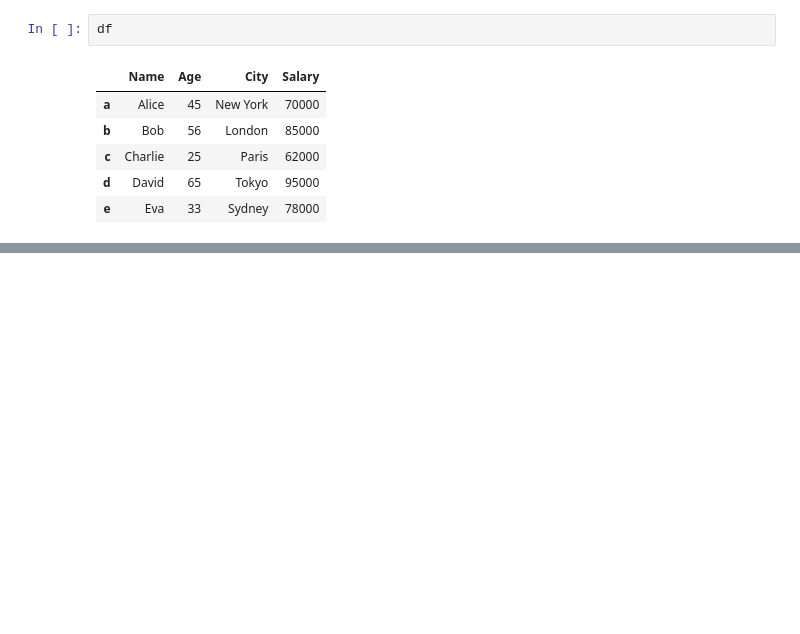
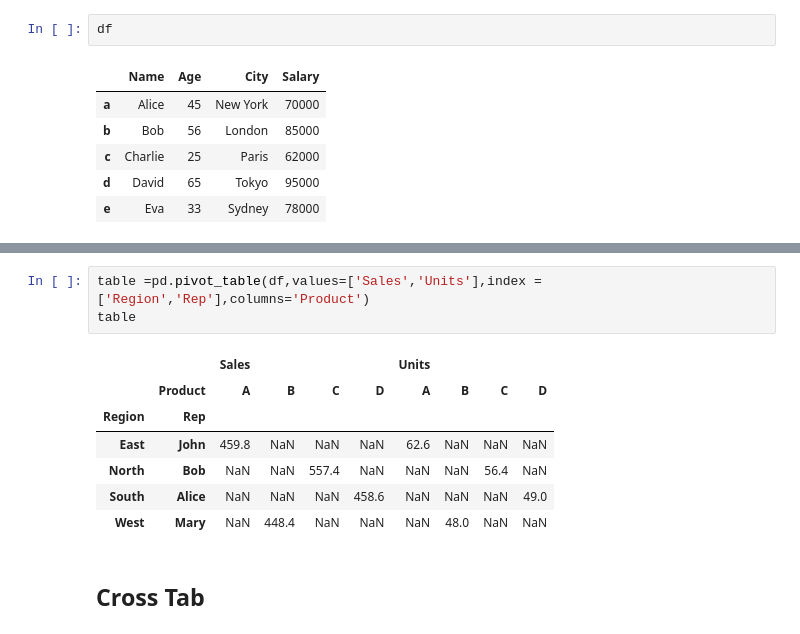
Before and after one commit to imagam18/AI, a Jupyter notebook: Machine learning/panda.ipynb, the cells around one changed output, grey strips where cells are left out. Cells and saved outputs as stored; diff of their text form; blank space fills up the shorter version.

```diff
--- a/Machine learning/panda.ipynb
+++ b/Machine learning/panda.ipynb
@@ -108,0 +569,13 @@ df2 = df2.drop("Designation",axis=1)
+# %%
+table =pd.pivot_table(df,values=['Sales','Units'],index = ['Region','Rep'],columns='Product')
+table
+# %% [output]
+|  |  | Sales |  |  |  | Units |  |  |  |
+|  | Product | A | B | C | D | A | B | C | D |
+| Region | Rep |  |  |  |  |  |  |  |  |
+| East | John | 459.8 | NaN | NaN | NaN | 62.6 | NaN | NaN | NaN |
+| North | Bob | NaN | NaN | 557.4 | NaN | NaN | NaN | 56.4 | NaN |
+| South | Alice | NaN | NaN | NaN | 458.6 | NaN | NaN | NaN | 49.0 |
+| West | Mary | NaN | 448.4 | NaN | NaN | NaN | 48.0 | NaN | NaN |
+# %% [markdown]
+## Cross Tab
```
Also changed, not shown: parts of 57 cells of this notebook, 1 other file.
